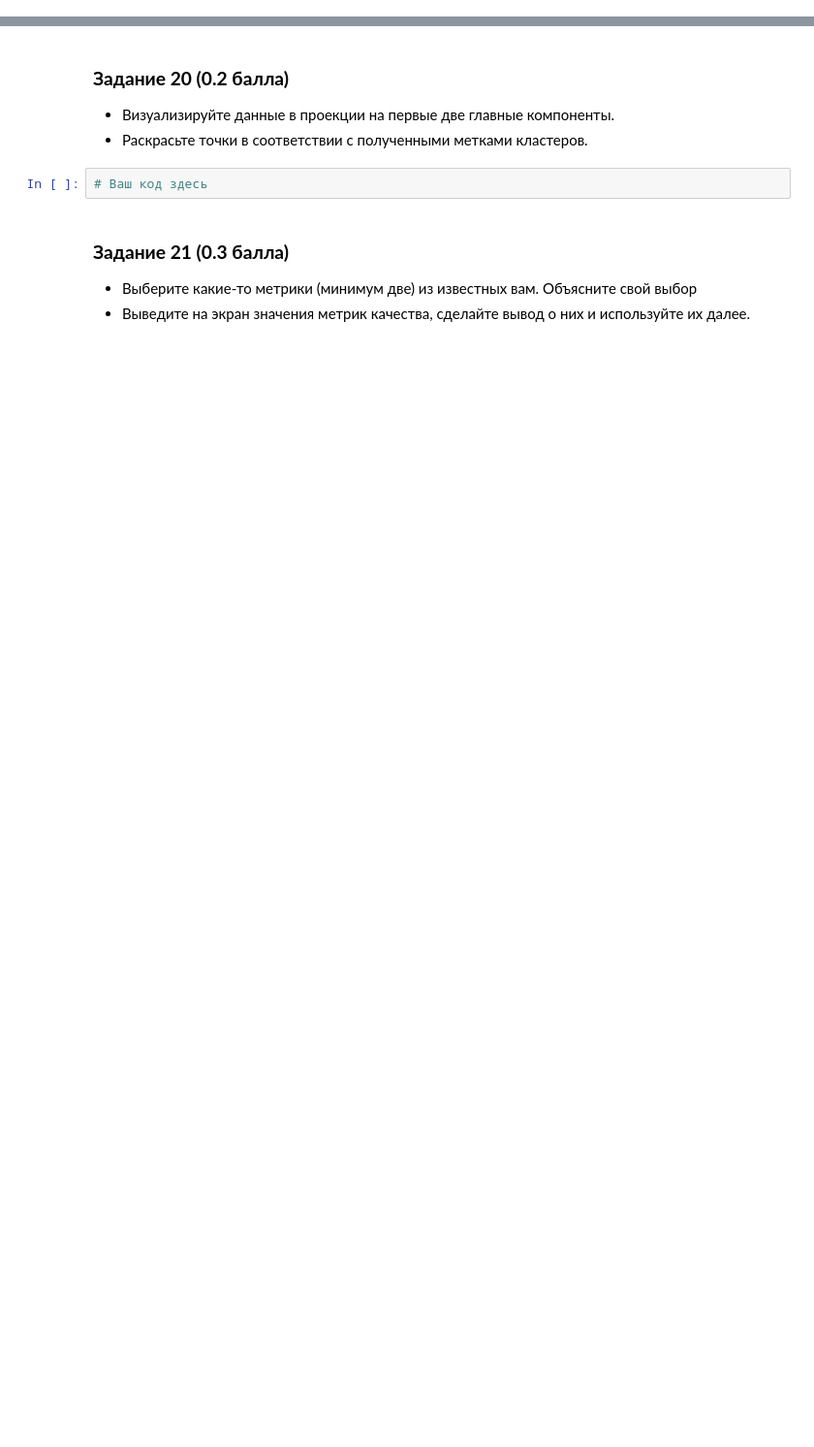
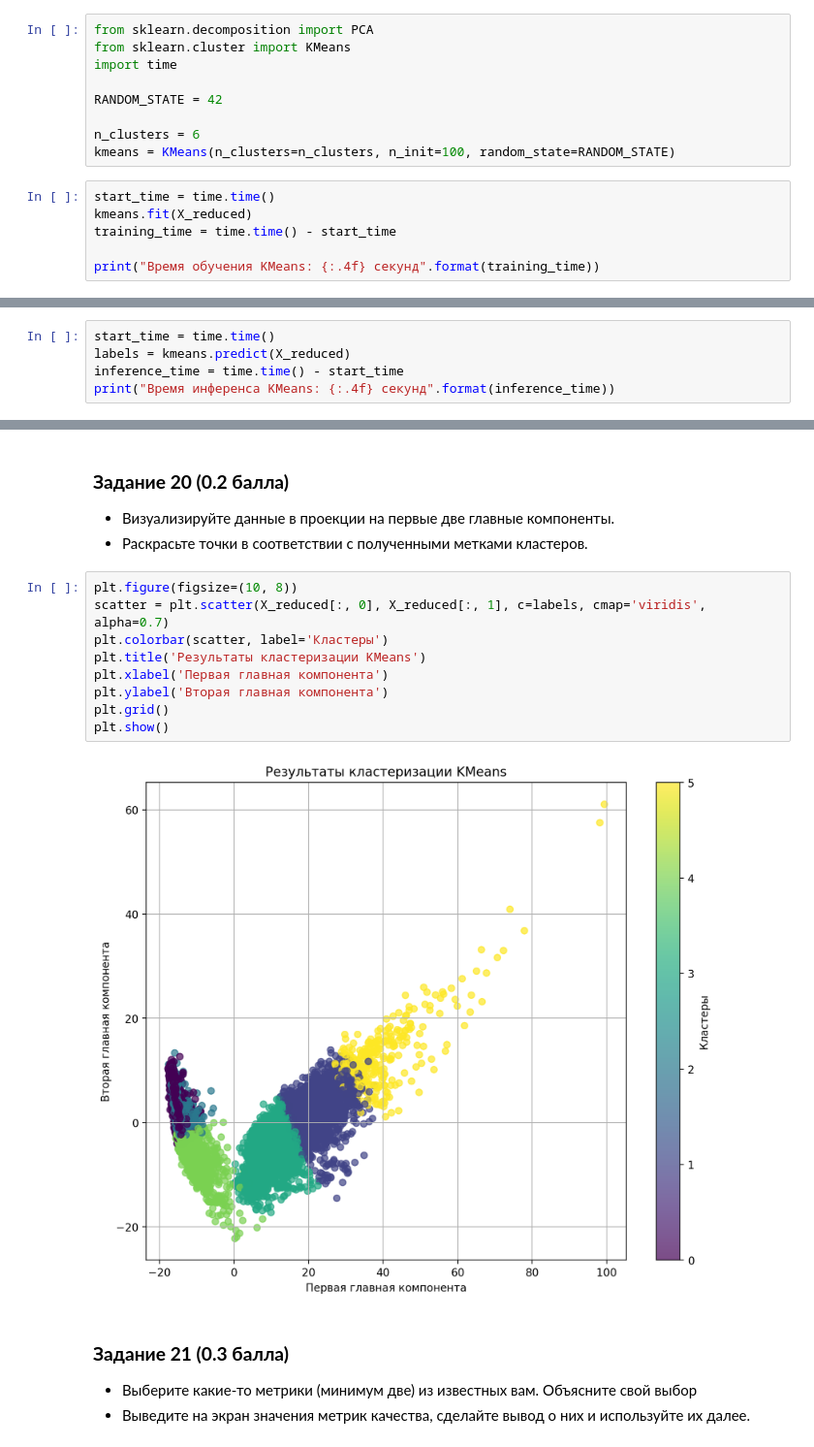
Before and after one commit to xanderkov/HSE-Machine-Learning, a Jupyter notebook: hw-05/Kovel AI Homework 5 Classification.ipynb, the cells around one changed output, grey strips where cells are left out. Shown at 97% size. Drawn from its saved outputs; the diff is of its cells as text; blank space fills up the shorter version.

```diff
--- a/hw-05/Kovel AI Homework 5 Classification.ipynb
+++ b/hw-05/Kovel AI Homework 5 Classification.ipynb
@@ -860,0 +893,15 @@ plt.scatter()
+# %%
+from sklearn.decomposition import PCA
+from sklearn.cluster import KMeans
+import time
+
+RANDOM_STATE = 42
+
+n_clusters = 6
+kmeans = KMeans(n_clusters=n_clusters, n_init=100, random_state=RANDOM_STATE)
+# %%
+start_time = time.time()
+kmeans.fit(X_reduced)
+training_time = time.time() - start_time
+
+print("Время обучения KMeans: {:.4f} секунд".format(training_time))
@@ -860,0 +910,5 @@ plt.scatter()
+# %%
+start_time = time.time()
+labels = kmeans.predict(X_reduced)
+inference_time = time.time() - start_time
+print("Время инференса KMeans: {:.4f} секунд".format(inference_time))
@@ -863,8 +919,17 @@ plt.scatter()
 
 - Визуализируйте данные в проекции на первые две главные компоненты.
 - Раскрасьте точки в соответствии с полученными метками кластеров.
-# %%
-# Ваш код здесь
+# %%
+plt.figure(figsize=(10, 8))
+scatter = plt.scatter(X_reduced[:, 0], X_reduced[:, 1], c=labels, cmap='viridis', alpha=0.7)
+plt.colorbar(scatter, label='Кластеры')
+plt.title('Результаты кластеризации KMeans')
+plt.xlabel('Первая главная компонента')
+plt.ylabel('Вторая главная компонента')
+plt.grid()
+plt.show()
+# %% [output]
+[figure, added]
 # %% [markdown]
 ### **Задание 21 (0.3 балла)**
 
```
Also changed, not shown: parts of 28 cells of this notebook.
